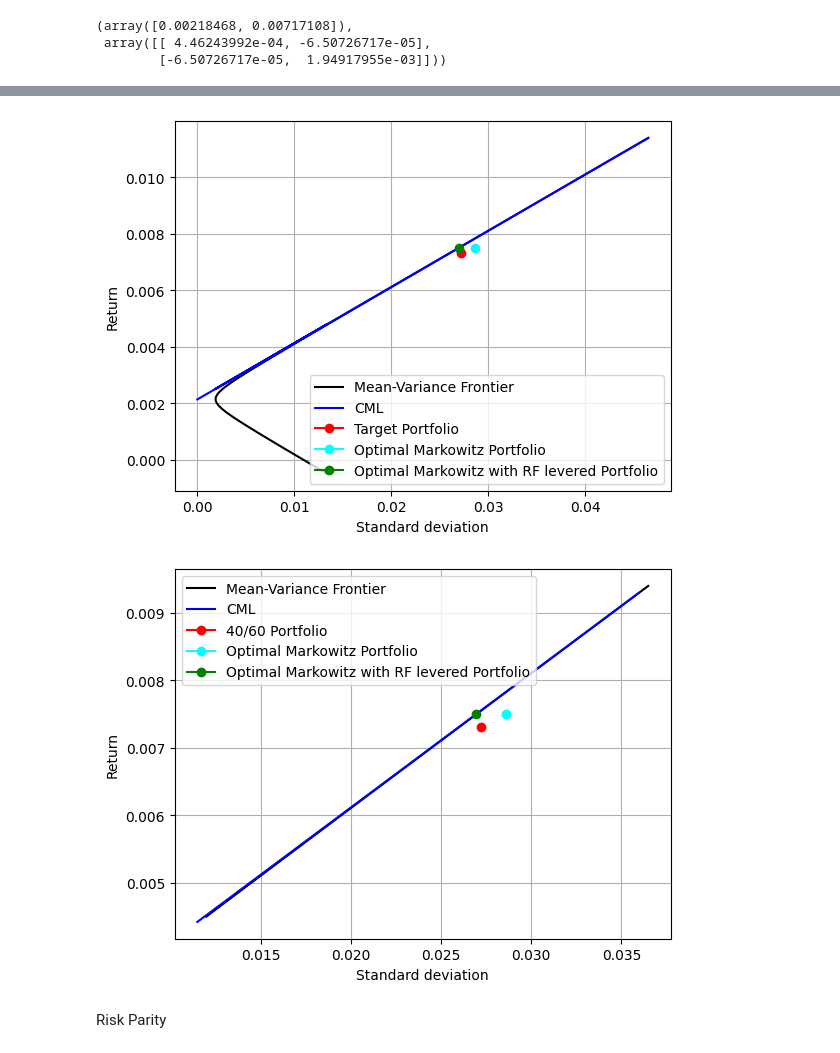
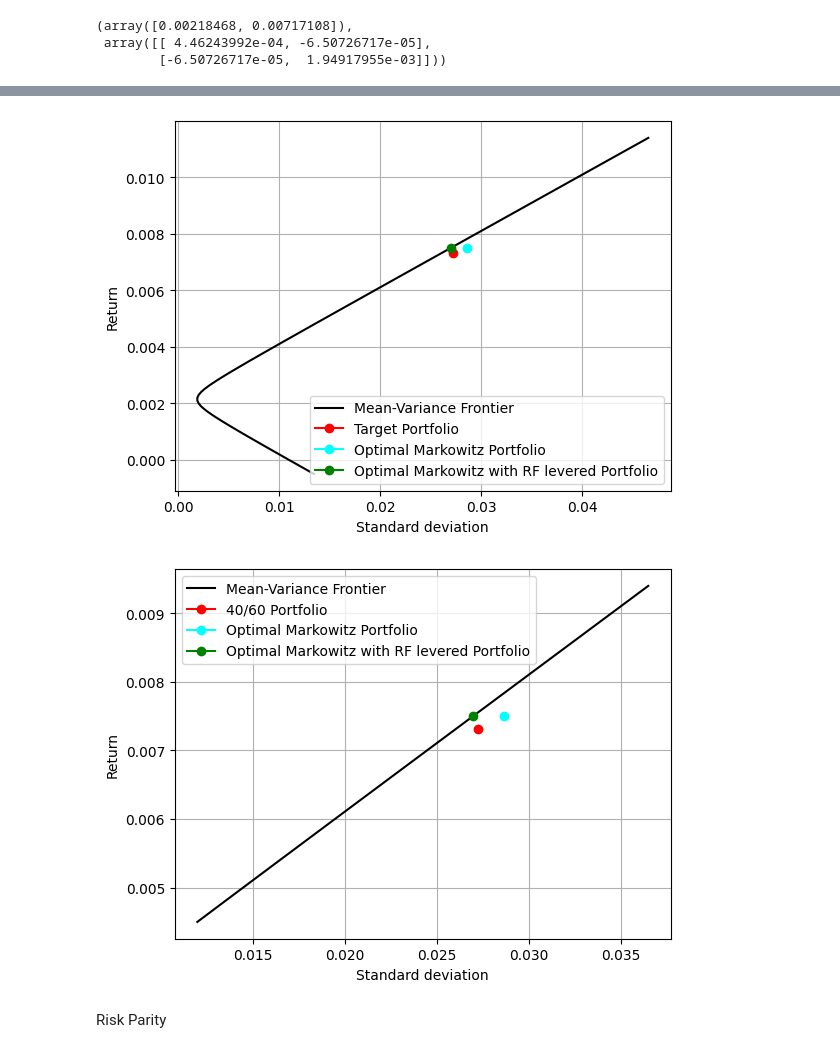
Before and after one commit to andreas-eklundh/Asset_allocation, a Jupyter notebook: Task_1.ipynb, the cells around one changed output, grey strips where cells are left out. Drawn from its saved outputs; the diff is of its cells as text; code cells hidden in the pictures.

```diff
--- a/Task_1.ipynb
+++ b/Task_1.ipynb
@@ -21,3 +21,6 @@ data = pd.merge(bond,stock, how='left', on = "Date")
 RF = pd.read_csv("Data_clean/FF_cleaned.csv")
 data = pd.merge(data.copy(),RF, 'left',on = "Date" )
 data["RF"] = data["RF"] /100 # assumed this must hold
+
+data = data.drop(columns = ["Mkt-RF", "SMB", "HML"])
+data
@@ -107,24 +124,20 @@ print(mu_cml)
 # %%
 # Plot mean variance frontier:
-sigma_vec_cml = [0]+ sigma_vec
-cml = [ mu0 + np.sqrt(mu_e @ np.linalg.inv(sigma_e) @ mu_e) * i for i in sigma_vec_cml]
 plt.plot(sigma_vec, mu_vec, color = "black",label = "Mean-Variance Frontier")
-plt.plot(sigma_vec_cml, cml, color = "blue",label = "CML")
 plt.plot(sigma_4060,mu_4060,marker='o', color = "red", label = "Target Portfolio")
 plt.plot(sigma_target,mu_target,marker='o', color = "cyan", label = "Optimal Markowitz Portfolio")
 plt.plot(sigma_target_e,mu_cml,marker='o', color = "green", label = "Optimal Markowitz with RF levered Portfolio")
 plt.legend()
 plt.xlabel("Standard deviation")
 plt.ylabel("Return")
 plt.grid()
 plt.show()
 # %% [output]
-[figure, old version]
+[figure, new version]
 # %%
 # close up:
 # Plot mean variance frontier:
 plt.plot(sigma_vec[50:100], mu_vec[50:100], color = "black",label = "Mean-Variance Frontier")
-plt.plot(sigma_vec_cml[50:100], cml[50:100], color = "blue",label = "CML")
 plt.plot(sigma_4060,mu_4060,marker='o', color = "red", label = "40/60 Portfolio")
 plt.plot(sigma_target,mu_target,marker='o', color = "cyan", label = "Optimal Markowitz Portfolio")
 plt.plot(sigma_target_e,mu_cml,marker='o', color = "green", label = "Optimal Markowitz with RF levered Portfolio")
@@ -134,7 +147,7 @@ plt.ylabel("Return")
 plt.grid()
 plt.show()
 # %% [output]
-[figure, old version]
+[figure, new version]
 # %% [markdown]
 Risk Parity
 # %%
```
Also changed, not shown: parts of 16 cells of this notebook, 3 other files.
